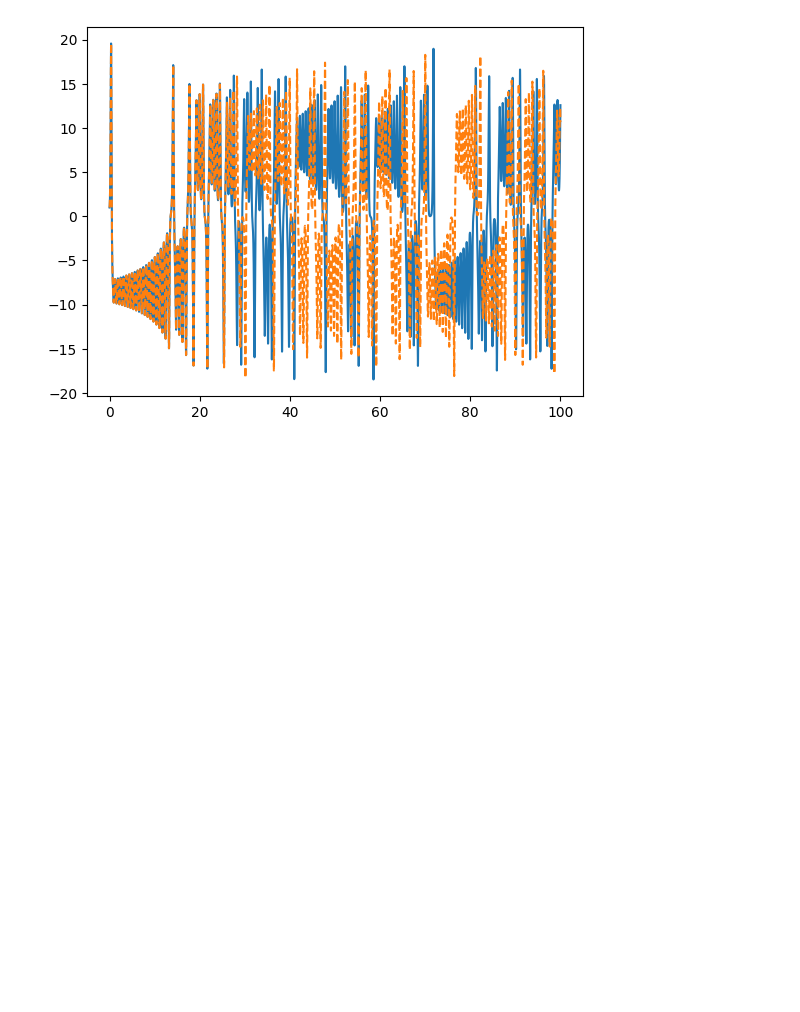
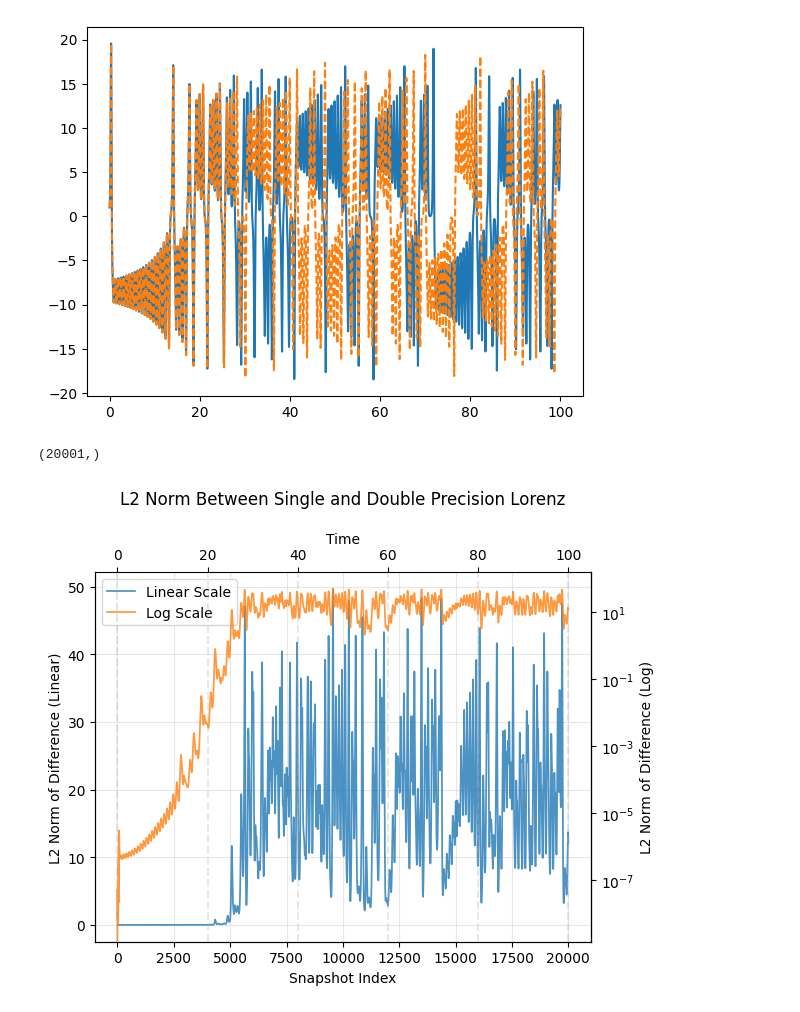
Before and after one commit to Anthony50102/IEEE, a Jupyter notebook: notebooks/lorenz.ipynb, the cells around one changed output. Drawn from its saved outputs; the diff is of its cells as text; code cells hidden in the pictures; blank space fills up the shorter version.

```diff
--- a/notebooks/lorenz.ipynb
+++ b/notebooks/lorenz.ipynb
@@ -68,3 +68,66 @@ plt.plot(sol.ts, sol.ys[:, 0], linestyle='dashed')
 # %% [output]
 [<matplotlib.lines.Line2D at 0x...>]
 [figure]
+# %%
+### Show the l2 error between the two solutions
+# We can see here that the solutions diverge after some time, as expected for a chaotic system
+# And we see that the error becomes O(1) after some time as the systems diverge with comparable scale to the states
+# This is consistent with the Shadow lemma because even the 32 bit solution is a "true" solution to a slightly perturbed initial condition
+
+l2_error = jnp.linalg.norm(higher_def_sol.ys - sol.ys, axis=1)
+
+l2_error.shape
+# %% [output]
+(20001,)
+# %%
+import matplotlib.pyplot as plt
+import numpy as np
+
+fig, ax = plt.subplots()
+time_indices = jnp.arange(len(l2_error))
+
+# Use the actual time values from the solution instead of fixed dt
+actual_time = higher_def_sol.ts  # or sol.ts, they should be the same
+
+# Plot on primary (left) axis - linear scale
+line1 = ax.plot(time_indices, l2_error, lw=1.25, color='tab:blue', label='Linear Scale', alpha=0.8)
+ax.set_ylabel('L2 Norm of Difference (Linear)')
+ax.set_xlabel('Snapshot Index')
+ax.set_title('L2 Norm Between Single and Double Precision Lorenz', pad=20)
+ax.grid(alpha=0.3)
+ax.tick_params(axis='y')
+
+# Create secondary (right) y-axis - log scale
+ax2 = ax.twinx()
+line2 = ax2.plot(time_indices, l2_error, lw=1.25, color='tab:orange', alpha=0.8, label='Log Scale')
+ax2.set_yscale('log')
+ax2.set_ylabel('L2 Norm of Difference (Log)')
+ax2.tick_params(axis='y')
+
+# Create secondary (top) x-axis for actual time
+ax3 = ax.twiny()
+# Plot invisible line to establish the axis relationship
+ax3.plot(actual_time, l2_error, alpha=0)  # Invisible plot to set limits
+ax3.set_xlabel('Time')
+ax3.xaxis.set_label_position('top')
+ax3.xaxis.tick_top()
+ax3.grid(alpha=0.3, linestyle='--', lw=1.5)
+
+# Remove top spine for the primary axes
+ax.spines['top'].set_visible(False)
+ax2.spines['top'].set_visible(False)
+# Keep the top spine for ax3 as it shows the secondary x-axis
+ax3.spines['bottom'].set_visible(False)
+
+# Optional: Remove left spine as in original
+ax.spines['left'].set_visible(False)
+
+# Combine legends from both y-axes
+lines = line1 + line2
+labels = [l.get_label() for l in lines]
+ax.legend(lines, labels, loc='upper left')
+
+# Save figure
+fig.savefig('single_vs_double_lorenz.png', dpi=300, bbox_inches='tight')
+# %% [output]
+[figure, added]
```
Also changed, not shown: parts of 5 cells of this notebook, 6 other files.
